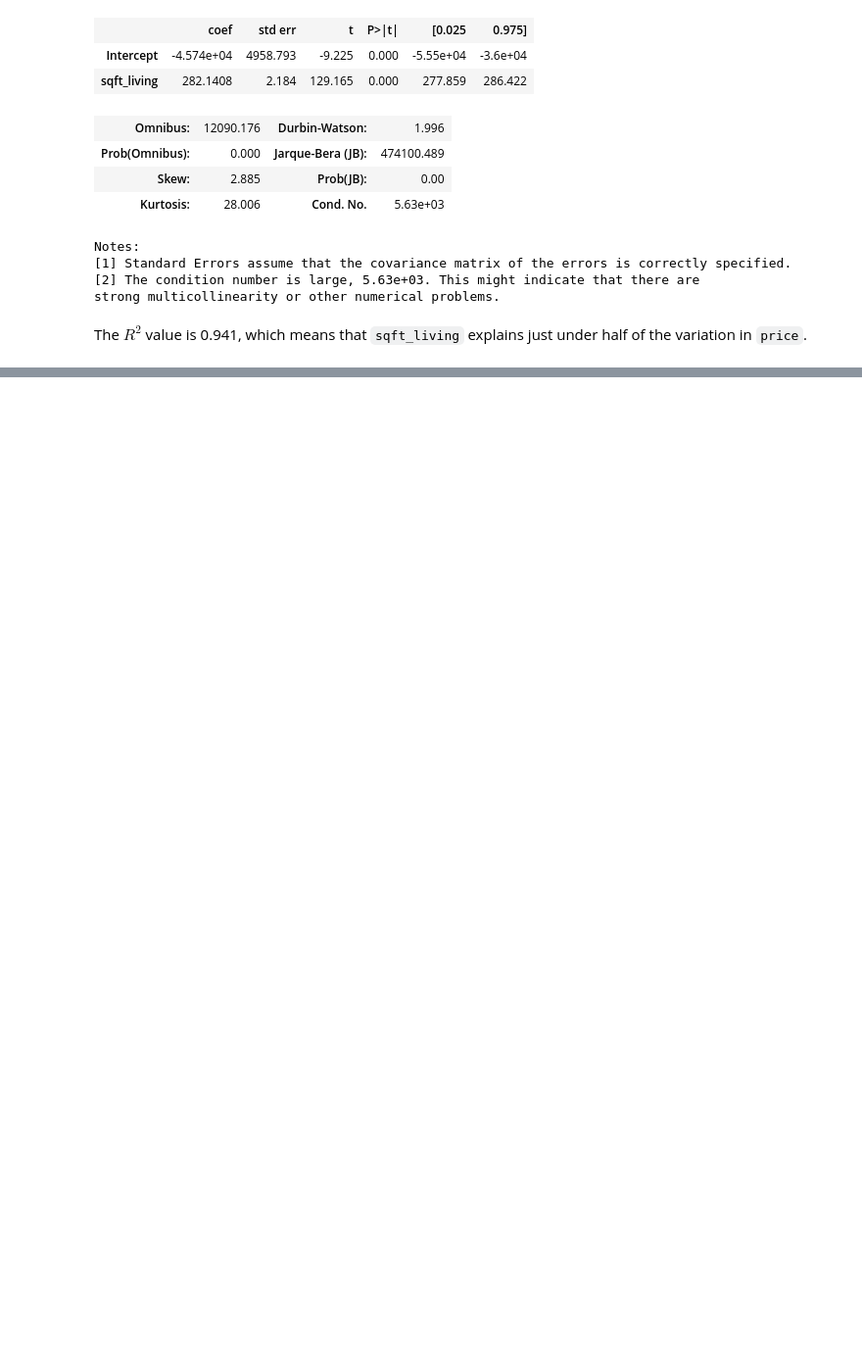
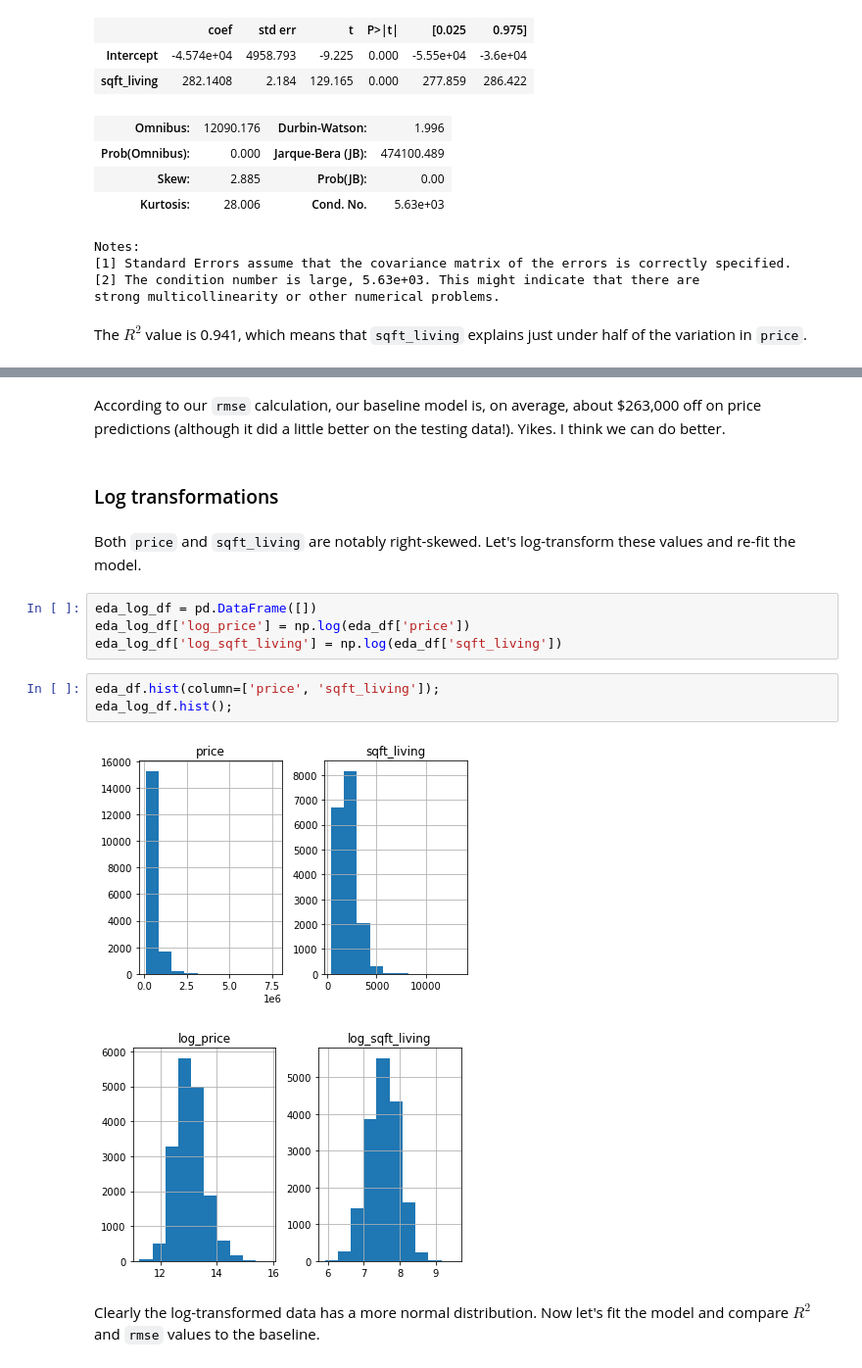
Before and after one commit to jmarkowi/kingcounty, a Jupyter notebook: Markowitz_working_nb.ipynb, the cells around one changed output, grey strips where cells are left out. Shown at 98% size. Cells and saved outputs as stored; diff of their text form; blank space fills up the shorter version.

Commit message:
Perform/test log transform, start historical interaction testing

```diff
--- a/Markowitz_working_nb.ipynb
+++ b/Markowitz_working_nb.ipynb
@@ -267,0 +309,18 @@ fig.tight_layout(pad=1.0)
+# %% [markdown]
+According to our `rmse` calculation, our baseline model is, on average, about \$263,000 off on price predictions (although it did a little better on the testing data!). Yikes. I think we can do better.
+# %% [markdown]
+### Log transformations
+# %% [markdown]
+Both `price` and `sqft_living` are notably right-skewed. Let's log-transform these values and re-fit the model.
+# %%
+eda_log_df = pd.DataFrame([])
+eda_log_df['log_price'] = np.log(eda_df['price'])
+eda_log_df['log_sqft_living'] = np.log(eda_df['sqft_living'])
+# %%
+eda_df.hist(column=['price', 'sqft_living']);
+eda_log_df.hist();
+# %% [output]
+[figure, added]
+[figure, added]
+# %% [markdown]
+Clearly the log-transformed data has a more normal distribution. Now let's fit the model and compare $R^2$ and `rmse` values to the baseline.
```
Also changed, not shown: parts of 36 cells of this notebook.
